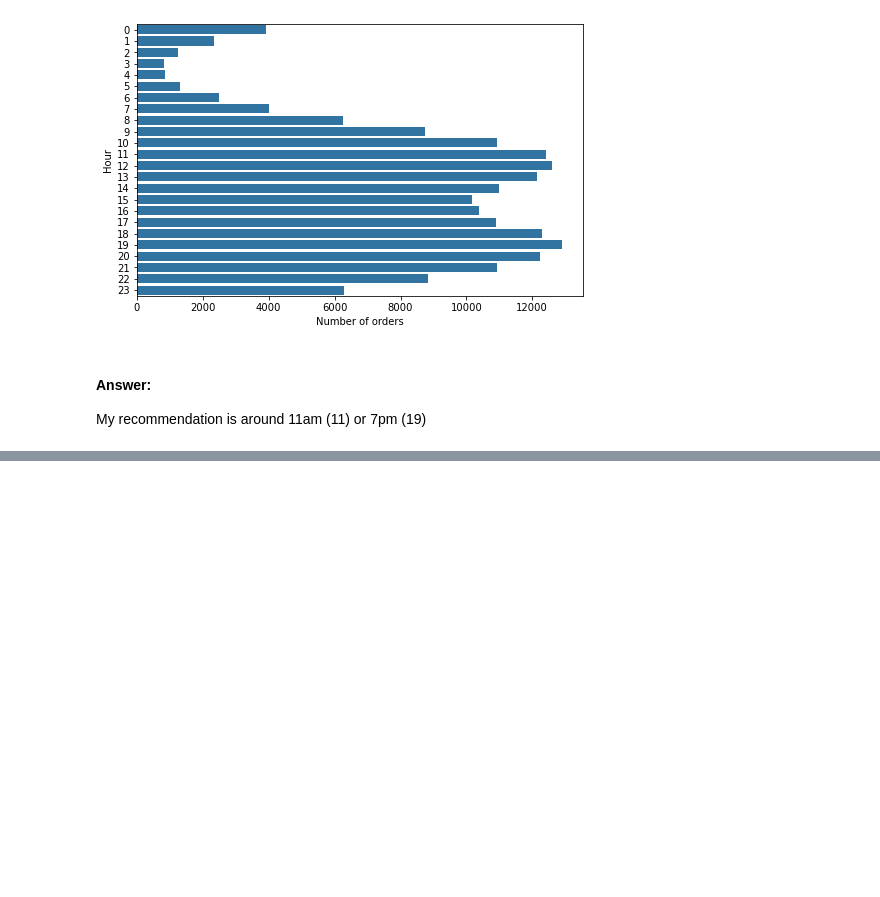
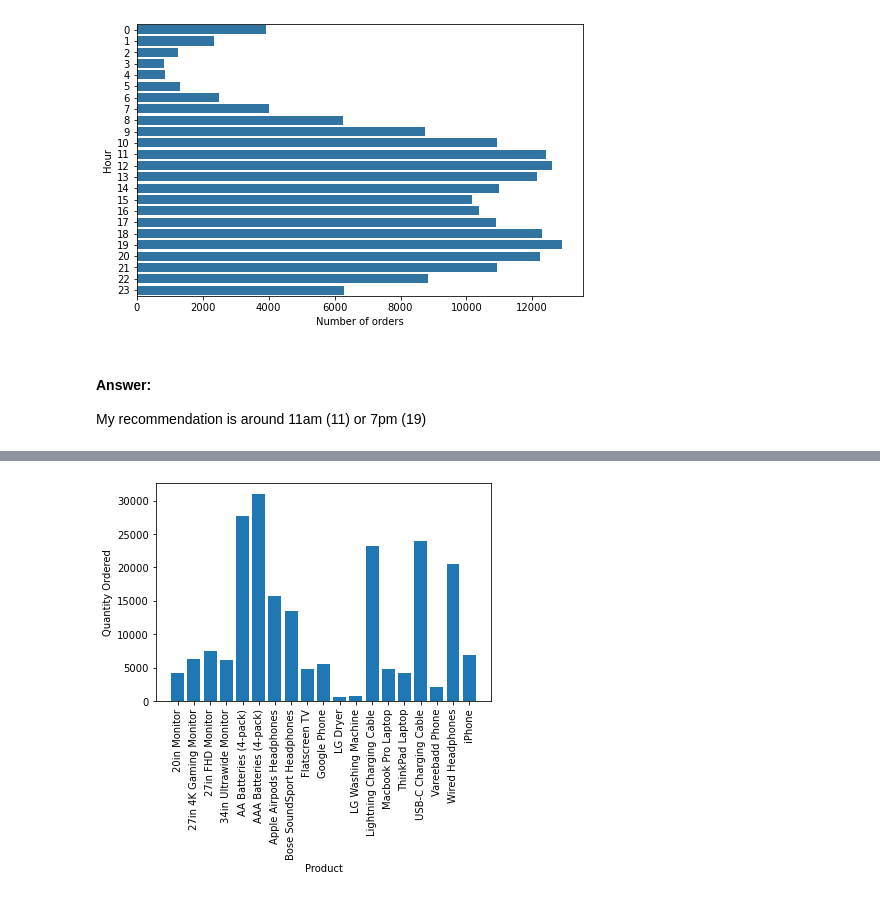
Before and after one commit to AnhKun/sales_analysis, a Jupyter notebook: Sales Analysis.ipynb, the cells around one changed output, grey strips where cells are left out. Cells and saved outputs as stored; diff of their text form; code cells hidden in the pictures; blank space fills up the shorter version.

```diff
--- a/Sales Analysis.ipynb
+++ b/Sales Analysis.ipynb
@@ -379,0 +402,12 @@ The above list is those products which was often sold together.
+# %%
+# visualization
+quantity_ordered = df.groupby('Product').sum()['Quantity Ordered']
+products = df.groupby('Product').sum().index
+
+plt.bar(products, quantity_ordered)
+plt.xticks(products, rotation = 90)
+plt.xlabel('Product')
+plt.ylabel('Quantity Ordered')
+plt.show()
+# %% [output]
+[figure, added]
```
Also changed, not shown: parts of 12 cells of this notebook.
